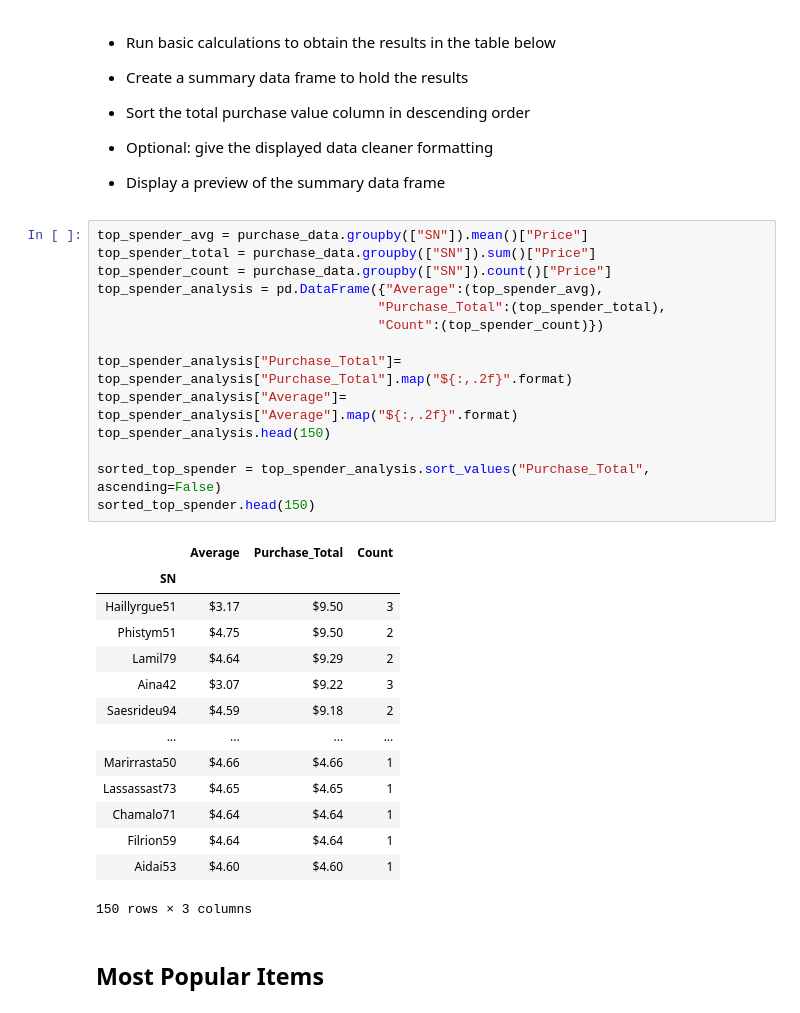
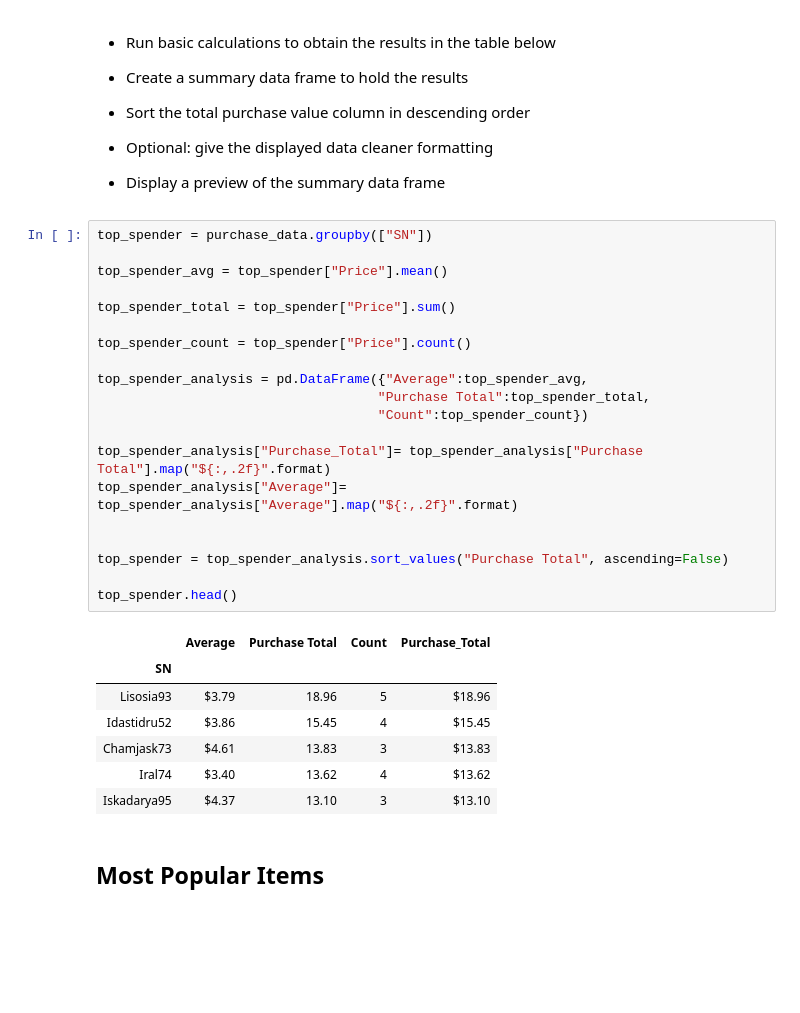
Before and after one commit to narayanan-nithya/HeroesOfPyMoli, a Jupyter notebook: PyMoli_Completed.ipynb, the cells around one changed output. Drawn from its saved outputs; the diff is of its cells as text; blank space fills up the shorter version.

```diff
--- a/PyMoli_Completed.ipynb
+++ b/PyMoli_Completed.ipynb
@@ -266,34 +266,33 @@ agegrouped_purchase_analysis.head(150)
 
 * Display a preview of the summary data frame
 # %%
-top_spender_avg = purchase_data.groupby(["SN"]).mean()["Price"]
-top_spender_total = purchase_data.groupby(["SN"]).sum()["Price"]
-top_spender_count = purchase_data.groupby(["SN"]).count()["Price"]
-top_spender_analysis = pd.DataFrame({"Average":(top_spender_avg),
-                                    "Purchase_Total":(top_spender_total),
-                                    "Count":(top_spender_count)})
+top_spender = purchase_data.groupby(["SN"])
 
-top_spender_analysis["Purchase_Total"]= top_spender_analysis["Purchase_Total"].map("${:,.2f}".format)
+top_spender_avg = top_spender["Price"].mean()
+
+top_spender_total = top_spender["Price"].sum()
+
+top_spender_count = top_spender["Price"].count()
+
+top_spender_analysis = pd.DataFrame({"Average":top_spender_avg,
+                                    "Purchase Total":top_spender_total,
+                                    "Count":top_spender_count})
+
+top_spender_analysis["Purchase_Total"]= top_spender_analysis["Purchase Total"].map("${:,.2f}".format)
 top_spender_analysis["Average"]= top_spender_analysis["Average"].map("${:,.2f}".format)
-top_spender_analysis.head(150)
 
-sorted_top_spender = top_spender_analysis.sort_values("Purchase_Total", ascending=False)
-sorted_top_spender.head(150)
+
+top_spender = top_spender_analysis.sort_values("Purchase Total", ascending=False)
+
+top_spender.head()
 # %% [output]
-|  | Average | Purchase_Total | Count |
-| SN |  |  |  |
-| Haillyrgue51 | $3.17 | $9.50 | 3 |
-| Phistym51 | $4.75 | $9.50 | 2 |
-| Lamil79 | $4.64 | $9.29 | 2 |
-| Aina42 | $3.07 | $9.22 | 3 |
-| Saesrideu94 | $4.59 | $9.18 | 2 |
-| ... | ... | ... | ... |
-| Marirrasta50 | $4.66 | $4.66 | 1 |
-| Lassassast73 | $4.65 | $4.65 | 1 |
-| Chamalo71 | $4.64 | $4.64 | 1 |
-| Filrion59 | $4.64 | $4.64 | 1 |
-| Aidai53 | $4.60 | $4.60 | 1 |
+|  | Average | Purchase Total | Count | Purchase_Total |
+| SN |  |  |  |  |
+| Lisosia93 | $3.79 | 18.96 | 5 | $18.96 |
+| Idastidru52 | $3.86 | 15.45 | 4 | $15.45 |
+| Chamjask73 | $4.61 | 13.83 | 3 | $13.83 |
+| Iral74 | $3.40 | 13.62 | 4 | $13.62 |
+| Iskadarya95 | $4.37 | 13.10 | 3 | $13.10 |
-150 rows × 3 columns
 # %% [markdown]
 ## Most Popular Items
 # %% [markdown]
```
Also changed, not shown: parts of 2 cells of this notebook.
